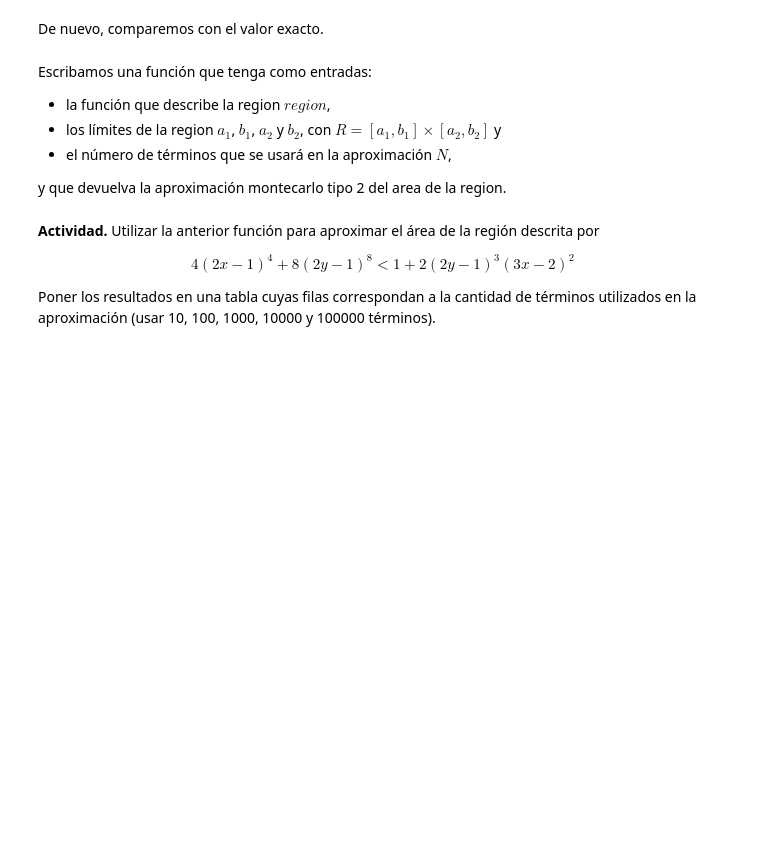
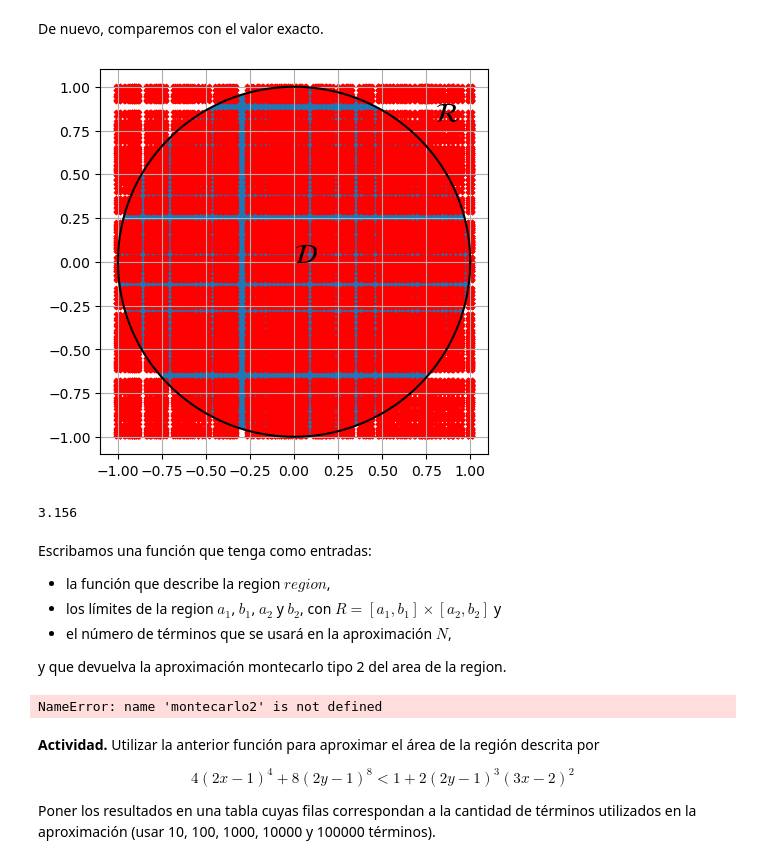
Before and after one commit to dramosvdh/SIMULACION-MATEMATICA, a Jupyter notebook: 03 IntegracionMontecarlo.ipynb, the cells around one changed output. Cells and saved outputs as stored; diff of their text form; code cells hidden in the pictures; blank space fills up the shorter version.

```diff
--- a/03 IntegracionMontecarlo.ipynb
+++ b/03 IntegracionMontecarlo.ipynb
@@ -374,6 +429,37 @@ Finalmente, la aproximación montecarlo tipo 2 con $N$ términos es
 $$A(\mathcal{D})\approx \frac{A(\mathcal{R})}{N}\sum_{i=1}^{N}b_i.$$
 # %% [markdown]
 De nuevo, comparemos con el valor exacto.
+# %%
+n= 100
+x = np.random.uniform(-1, 1, n)
+y = np.random.uniform(-1, 1, n)
+X, Y = np.meshgrid(x, y)
+
+x = np.linspace(-1, 1, 1000)
+def circuloS(x) :
+    return np.sqrt(1 - x**2)
+def circuloI(x) :
+    return - np.sqrt(1 - x**2)
+
+plt.figure(figsize=(5, 5))
+plt.plot(x, circuloS(x), "k")
+plt.plot(x, circuloI(x), "k")
+plt.fill_between(x, circuloS(x), circuloI(x))
+plt.text(0, 0, "$\mathcal{D}$", fontsize=20)
+plt.text(0.8, 0.8, "$\mathcal{R}$", fontsize=20)
+plt.scatter(X,Y, marker="X", c= "r")
+plt.grid()
+# %% [output]
+[figure, added]
+# %%
+def bernoulli (x, y):
+    return (x**2+y**2) <= 1
+n= 3000
+x = np.random.uniform(-1, 1, n)
+y = np.random.uniform(-1, 1, n)
+np.mean(bernoulli (x,y))*4
+# %% [output]
+3.156
 # %% [markdown]
 Escribamos una función que tenga como entradas:
 - la función que describe la region $region$,
@@ -381,6 +467,19 @@ Escribamos una función que tenga como entradas:
 - el número de términos que se usará en la aproximación $N$,
 
 y que devuelva la aproximación montecarlo tipo 2 del area de la region.
+# %%
+def monrecarlo2(region, ax, bx, ay, by, N):
+    x = np.random.uniform(ax, bx, N)
+    y = np.random.uniform(ay, by, N)
+    B = region(x,y)
+    AR = (bx - ax)*(by - ay)
+    return np.mean(B)*AR
+def circulo_bernoulli(x, y):
+    return (x**2 + y**2 <=1)
+
+montecarlo2(ciculo_bernoulli, -1, 1, -1, 1, 100000)
+# %% [output]
+NameError: name 'montecarlo2' is not defined
 # %% [markdown]
 **Actividad.** Utilizar la anterior función para aproximar el área de la región descrita por
 
```
Also changed, not shown: parts of 12 cells of this notebook.
